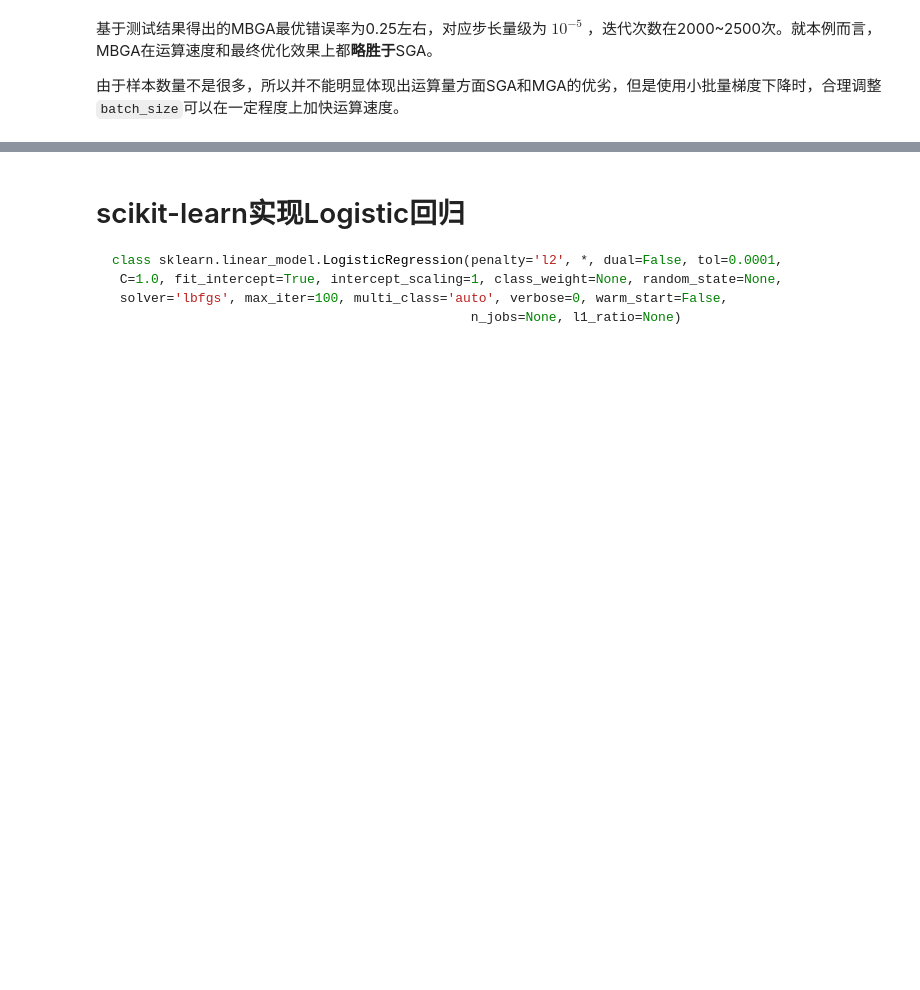
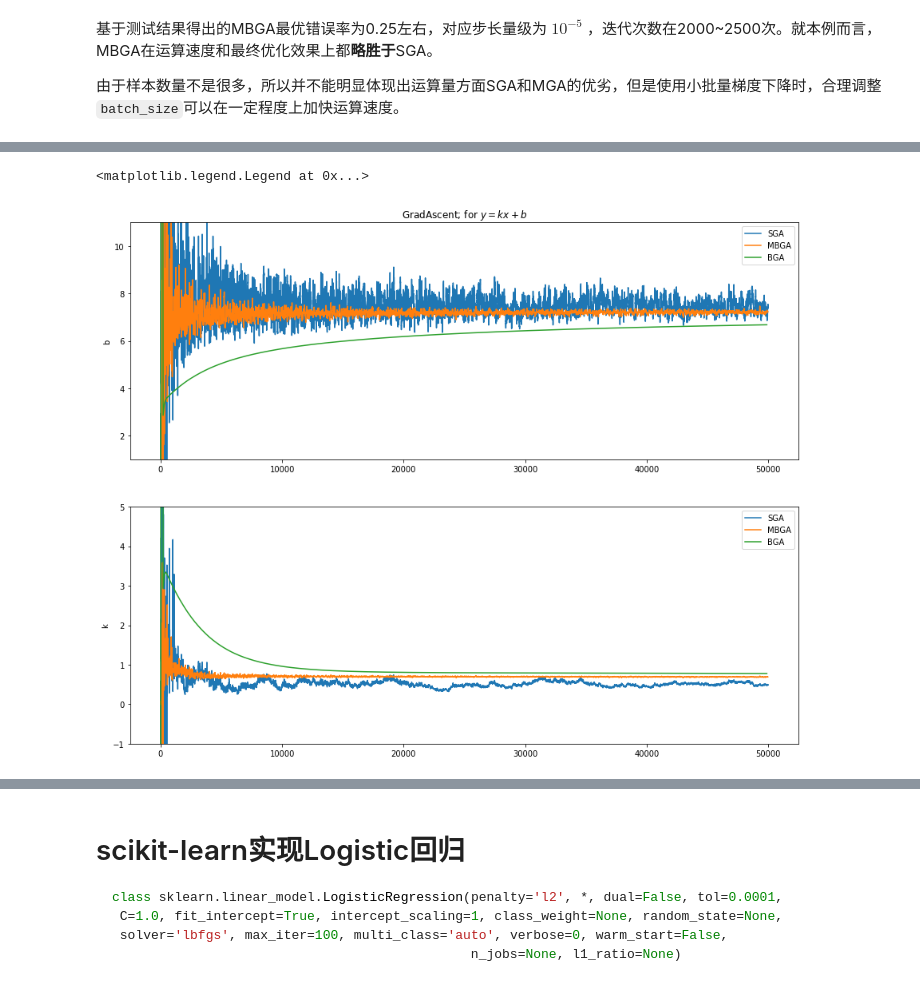
Before and after one commit to MarioZZJ/PM.SimLab-AML, a Jupyter notebook: L6-LogisticRegression.ipynb, the cells around one changed output, grey strips where cells are left out. Saved outputs shown, nothing was run; the diff lists cells and outputs as text; code cells hidden in the pictures; blank space fills up the shorter version.

```diff
--- a/L6-LogisticRegression.ipynb
+++ b/L6-LogisticRegression.ipynb
@@ -438,0 +461,23 @@ Wall time: 37.4 s
+# %%
+dataArr, labelMat = loadDataSet()
+W_BGA, Ws_BGA = batchGradAscentV(np.array(dataArr),labelMat,500,0.001)
+W_SGA, Ws_SGA = stocGradAscentV(np.array(dataArr),labelMat,500,0.001)
+W_MBGA, Ws_MBGA = miniBatchGradAscentV(np.array(dataArr),labelMat,500,0.001,10)
+# %%
+fig = plt.figure(figsize=(15, 12))
+ax1 = fig.add_subplot(211)
+ax1.set_title("GradAscent; for $y=kx+b$")
+ax1.set_ylim((1,11));ax1.set_ylabel('b')
+ax1.plot(np.arange(0,Ws_SGA.shape[0],1),Ws_SGA[:,0],label='SGA')
+ax1.plot(np.arange(0,Ws_MBGA.shape[0]*10,10),Ws_MBGA[:,0],label='MBGA')
+ax1.plot(np.arange(0,Ws_BGA.shape[0]*100,100),Ws_BGA[:,0],label='BGA')
+ax1.legend()
+ax2 = fig.add_subplot(212)
+ax2.set_ylim((-1,5));ax2.set_ylabel('k')
+ax2.plot(np.arange(0,Ws_SGA.shape[0],1),Ws_SGA[:,1],label='SGA')
+ax2.plot(np.arange(0,Ws_MBGA.shape[0]*10,10),Ws_MBGA[:,1],label='MBGA')
+ax2.plot(np.arange(0,Ws_BGA.shape[0]*100,100),Ws_BGA[:,1],label='BGA')
+ax2.legend()
+# %% [output]
+<matplotlib.legend.Legend at 0x...>
+[figure, added]
```
Also changed, not shown: parts of 18 cells of this notebook.
